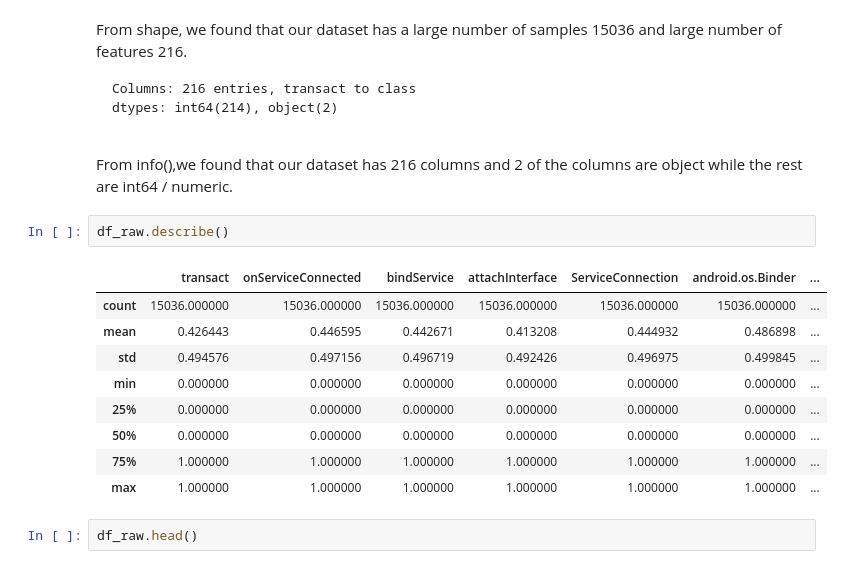
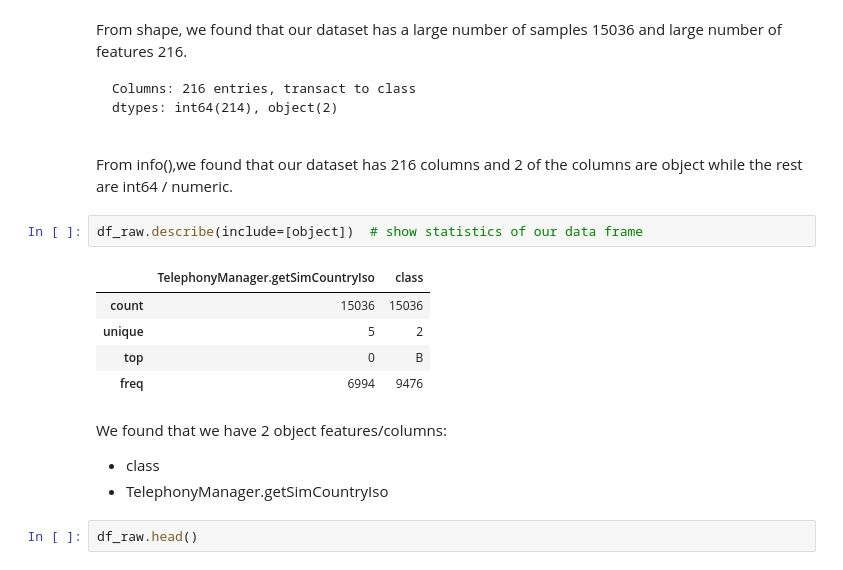
Before and after one commit to raymondsamalo/25S1-C-NYP-ITI111-Applied-Machine-Learning, a Jupyter notebook: AndroidMalwareRaymondSamalo.ipynb, the cells around one changed output. Cells and saved outputs as stored; diff of their text form.

````diff
--- a/AndroidMalwareRaymondSamalo.ipynb
+++ b/AndroidMalwareRaymondSamalo.ipynb
@@ -108,17 +108,17 @@ dtypes: int64(214), object(2)
 ```
 From info(),we found that our dataset has 216 columns and 2 of the columns are object while the rest are int64 / numeric.
 # %%
-df_raw.describe()
+df_raw.describe(include=[object])  # show statistics of our data frame
 # %% [output]
-|  | transact | onServiceConnected | bindService | attachInterface | ServiceConnection | android.os.Binder | ... |
-| count | 15036.000000 | 15036.000000 | 15036.000000 | 15036.000000 | 15036.000000 | 15036.000000 | ... |
-| mean | 0.426443 | 0.446595 | 0.442671 | 0.413208 | 0.444932 | 0.486898 | ... |
-| std | 0.494576 | 0.497156 | 0.496719 | 0.492426 | 0.496975 | 0.499845 | ... |
-| min | 0.000000 | 0.000000 | 0.000000 | 0.000000 | 0.000000 | 0.000000 | ... |
-| 25% | 0.000000 | 0.000000 | 0.000000 | 0.000000 | 0.000000 | 0.000000 | ... |
-| 50% | 0.000000 | 0.000000 | 0.000000 | 0.000000 | 0.000000 | 0.000000 | ... |
-| 75% | 1.000000 | 1.000000 | 1.000000 | 1.000000 | 1.000000 | 1.000000 | ... |
-| max | 1.000000 | 1.000000 | 1.000000 | 1.000000 | 1.000000 | 1.000000 | ... |
+|  | TelephonyManager.getSimCountryIso | class |
+| count | 15036 | 15036 |
+| unique | 5 | 2 |
+| top | 0 | B |
+| freq | 6994 | 9476 |
+# %% [markdown]
+We found that we have 2 object features/columns:
+- class
+- TelephonyManager.getSimCountryIso
 # %%
 df_raw.head()
 # %% [output]
````
Also changed, not shown: parts of 12 cells of this notebook.
